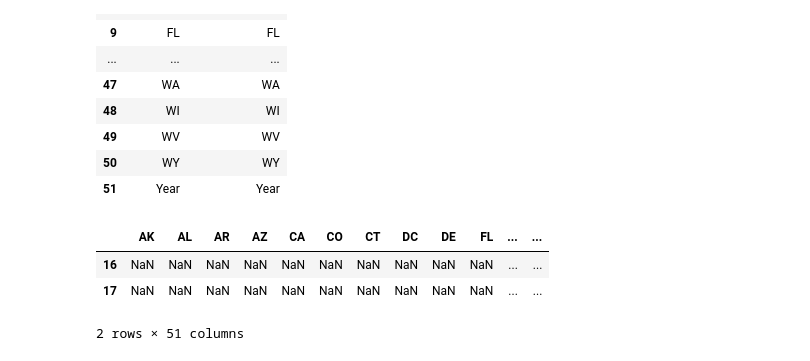
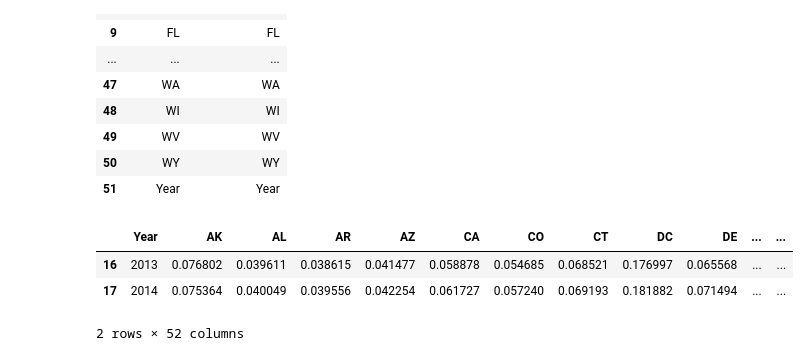
Before and after one commit to acpuche/financial-data-analytics, a Jupyter notebook: clase3_data_management.ipynb, the cells around one changed output. Cells and saved outputs as stored; diff of their text form; code cells hidden in the pictures.

Commit message:
[Update] Se añade cálculo del PIB per capita

```diff
--- a/clase3_data_management.ipynb
+++ b/clase3_data_management.ipynb
@@ -219,7 +218,15 @@ population_query_aligned = population_query.reindex_like(gdp_query)
+# %%
+#Se reordenan los indices para poder realizar la operación aritmética.
+population_query.index = gdp_query.index
 # %%
-gdp_query/population_query_aligned
+# Cálculo del PIB per capita:
+
+gdp_percapita = gdp_query/population_query
+gdp_percapita.insert(loc=0, column="Year", value=[2013,2014])
+
+gdp_percapita
 # %% [output]
-|  | AK | AL | AR | AZ | CA | CO | CT | DC | DE | FL | ... | ... |
-| 16 | NaN | NaN | NaN | NaN | NaN | NaN | NaN | NaN | NaN | NaN | ... | ... |
-| 17 | NaN | NaN | NaN | NaN | NaN | NaN | NaN | NaN | NaN | NaN | ... | ... |
+|  | Year | AK | AL | AR | AZ | CA | CO | CT | DC | DE | ... | ... |
+| 16 | 2013 | 0.076802 | 0.039611 | 0.038615 | 0.041477 | 0.058878 | 0.054685 | 0.068521 | 0.176997 | 0.065568 | ... | ... |
+| 17 | 2014 | 0.075364 | 0.040049 | 0.039556 | 0.042254 | 0.061727 | 0.057240 | 0.069193 | 0.181882 | 0.071494 | ... | ... |
-2 rows × 51 columns
+2 rows × 52 columns
```
Also changed, not shown: parts of 2 cells of this notebook.
